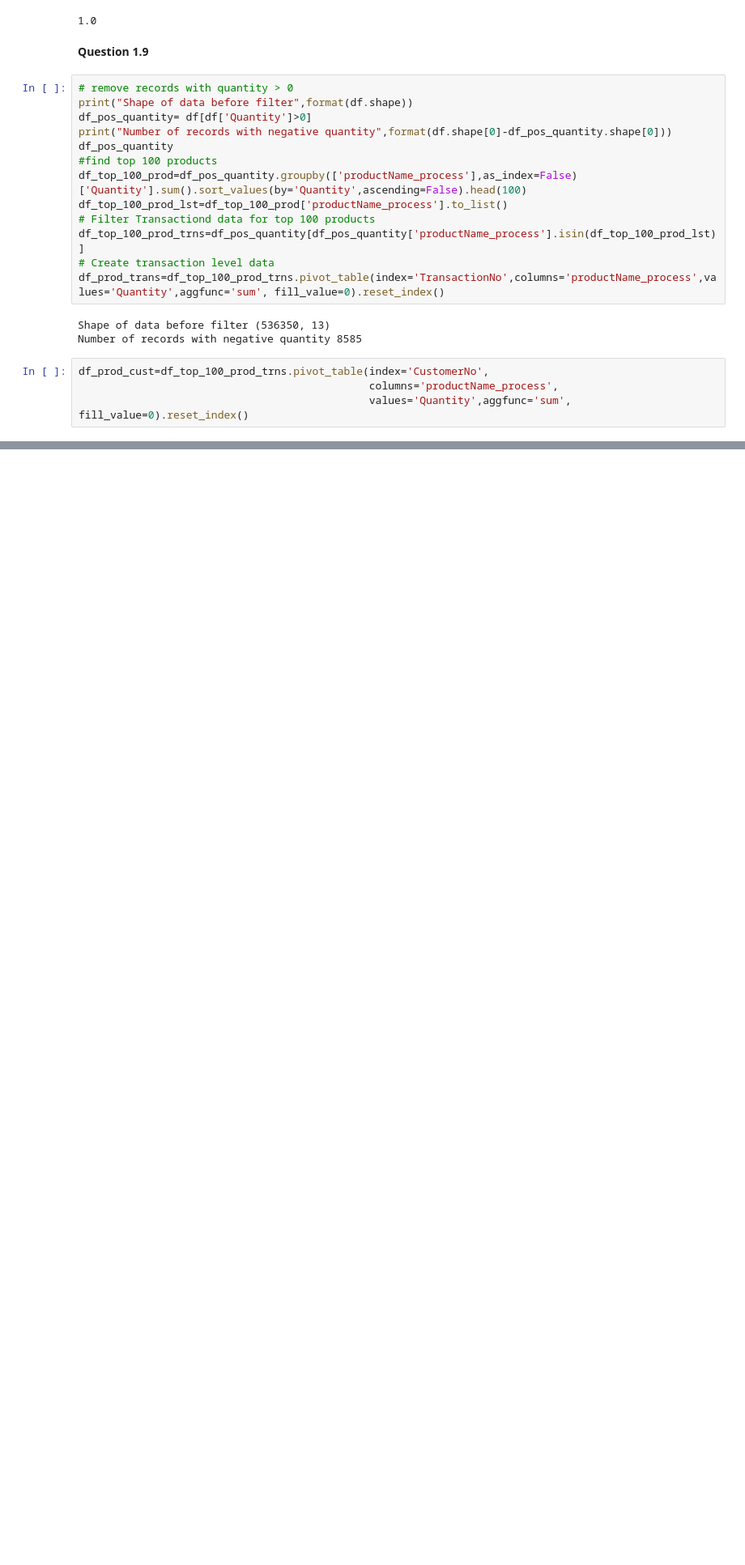
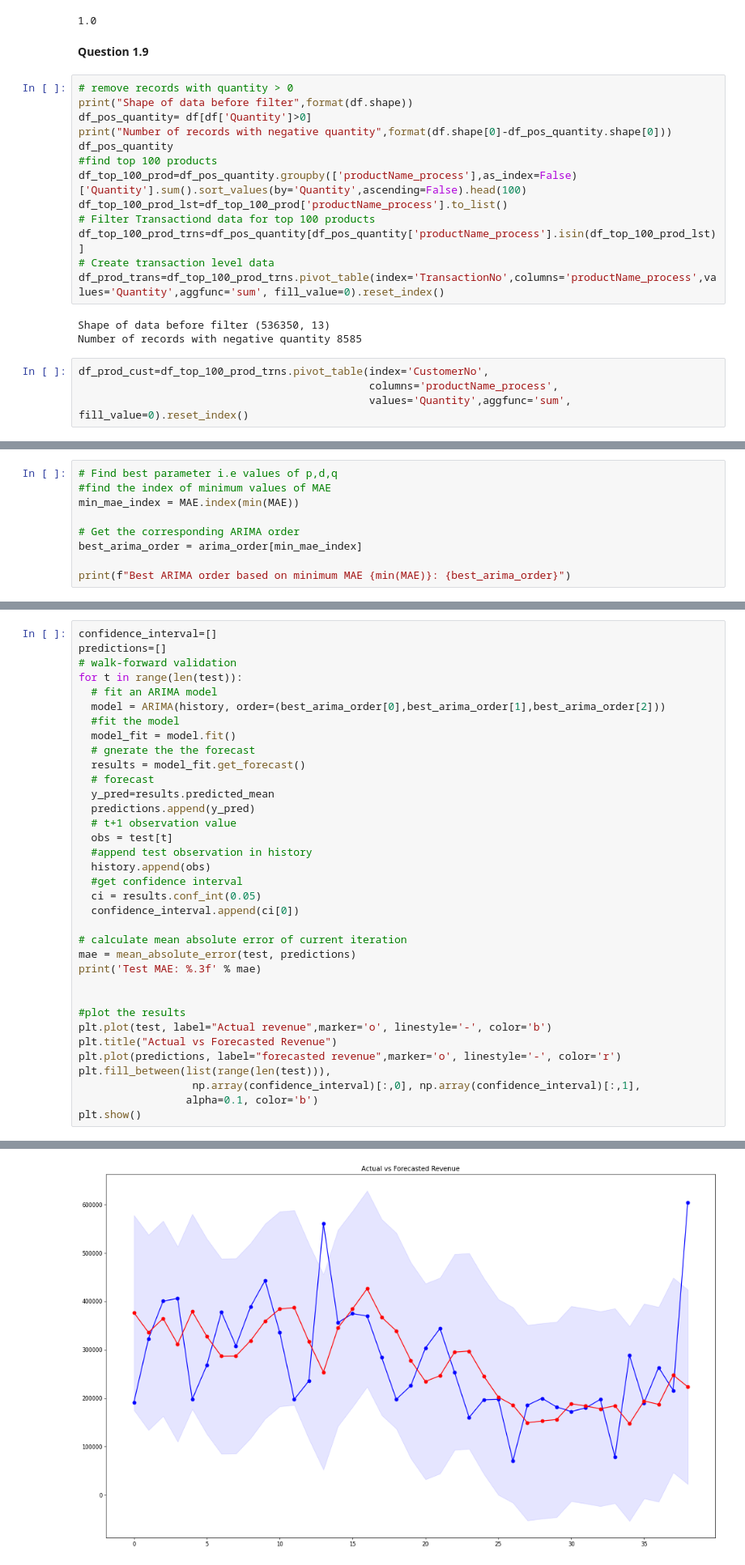
Before and after one commit to ManasiHiremath/MDS_DEAKIN, a Jupyter notebook: Untitled10.ipynb, the cells around one changed output, grey strips where cells are left out. Shown at 81% size. Saved outputs shown, nothing was run; the diff lists cells and outputs as text; blank space fills up the shorter version.

```diff
--- a/Untitled10.ipynb
+++ b/Untitled10.ipynb
@@ -827,0 +795,9 @@ print(model_fit.summary())
+# %%
+# Find best parameter i.e values of p,d,q
+#find the index of minimum values of MAE
+min_mae_index = MAE.index(min(MAE))
+
+# Get the corresponding ARIMA order
+best_arima_order = arima_order[min_mae_index]
+
+print(f"Best ARIMA order based on minimum MAE {min(MAE)}: {best_arima_order}")
@@ -827,0 +808,36 @@ print(model_fit.summary())
+# %%
+confidence_interval=[]
+predictions=[]
+# walk-forward validation
+for t in range(len(test)):
+  # fit an ARIMA model
+  model = ARIMA(history, order=(best_arima_order[0],best_arima_order[1],best_arima_order[2]))
+  #fit the model
+  model_fit = model.fit()
+  # gnerate the the forecast
+  results = model_fit.get_forecast()
+  # forecast
+  y_pred=results.predicted_mean
+  predictions.append(y_pred)
+  # t+1 observation value
+  obs = test[t]
+  #append test observation in history
+  history.append(obs)
+  #get confidence interval
+  ci = results.conf_int(0.05)
+  confidence_interval.append(ci[0])
+
+# calculate mean absolute error of current iteration
+mae = mean_absolute_error(test, predictions)
+print('Test MAE: %.3f' % mae)
+
+
+#plot the results
+plt.plot(test, label="Actual revenue",marker='o', linestyle='-', color='b')
+plt.title("Actual vs Forecasted Revenue")
+plt.plot(predictions, label="forecasted revenue",marker='o', linestyle='-', color='r')
+plt.fill_between(list(range(len(test))),
+                  np.array(confidence_interval)[:,0], np.array(confidence_interval)[:,1],
+                 alpha=0.1, color='b')
+plt.show()
+# %% [output]
@@ -827,0 +845 @@ print(model_fit.summary())
+[figure, added]
```
Also changed, not shown: parts of 48 cells of this notebook.
